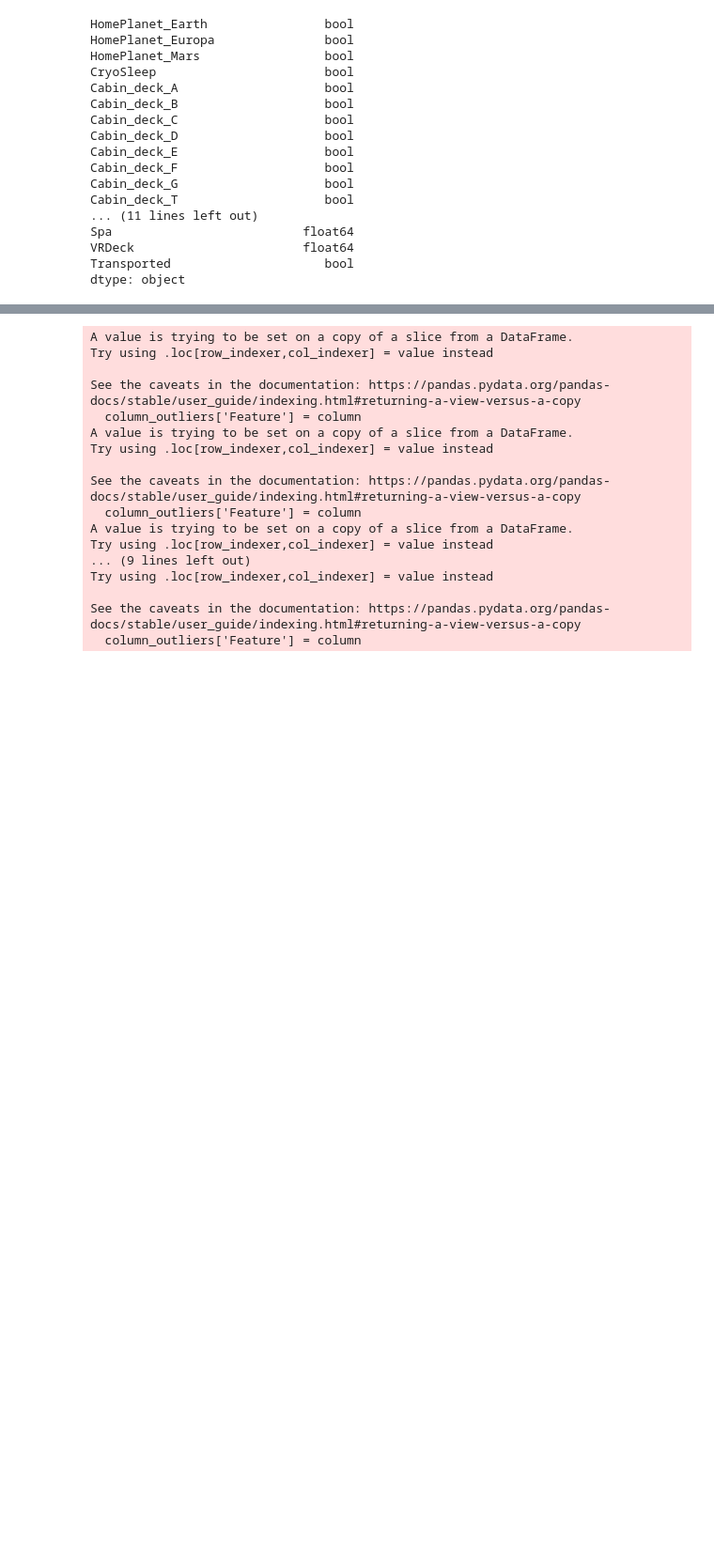
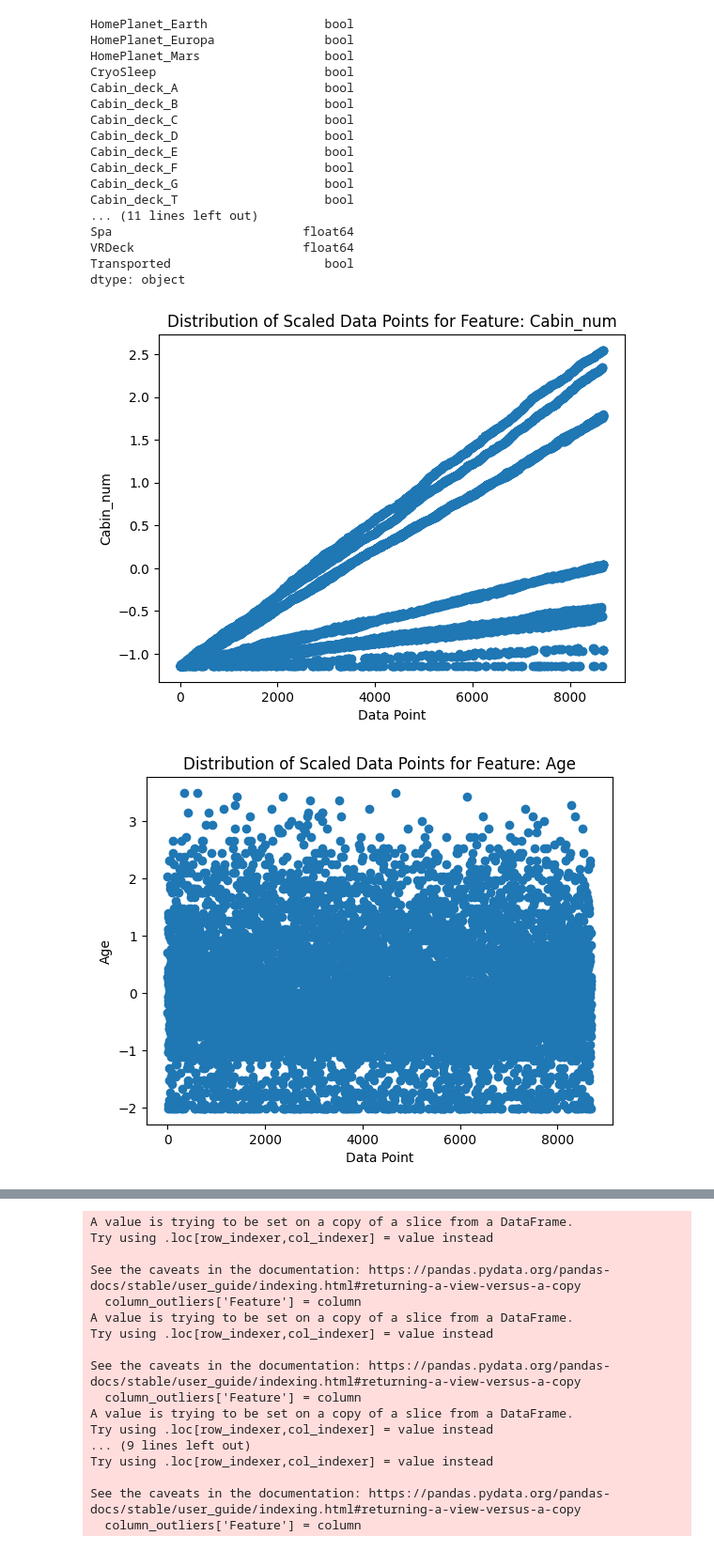
Before and after one commit to lucascheng24/Comp4433_spaceship-titanic, a Jupyter notebook: dataPreprocess/outliers.ipynb, the cells around one changed output, grey strips where cells are left out. Shown at 94% size. Drawn from its saved outputs; the diff is of its cells as text; code cells hidden in the pictures; blank space fills up the shorter version.

```diff
--- a/dataPreprocess/outliers.ipynb
+++ b/dataPreprocess/outliers.ipynb
@@ -31,0 +39,17 @@ dtype: object
+# %%
+#Plotting distribution of scaled data points to decide eps
+
+# Create a DataFrame for the scaled features
+scaled_dataframe = pd.DataFrame(scaled_features, columns=features.columns)
+
+# Plot the distribution of scaled data points for each feature
+for column in scaled_dataframe.columns:
+    plt.figure()
+    plt.scatter(scaled_dataframe.index, scaled_dataframe[column])
+    plt.xlabel('Data Point')
+    plt.ylabel(column)
+    plt.title(f'Distribution of Scaled Data Points for Feature: {column}')
+    plt.show()
+# %% [output]
+[figure, added]
+[figure, added]
```
Also changed, not shown: parts of 4 cells of this notebook.
